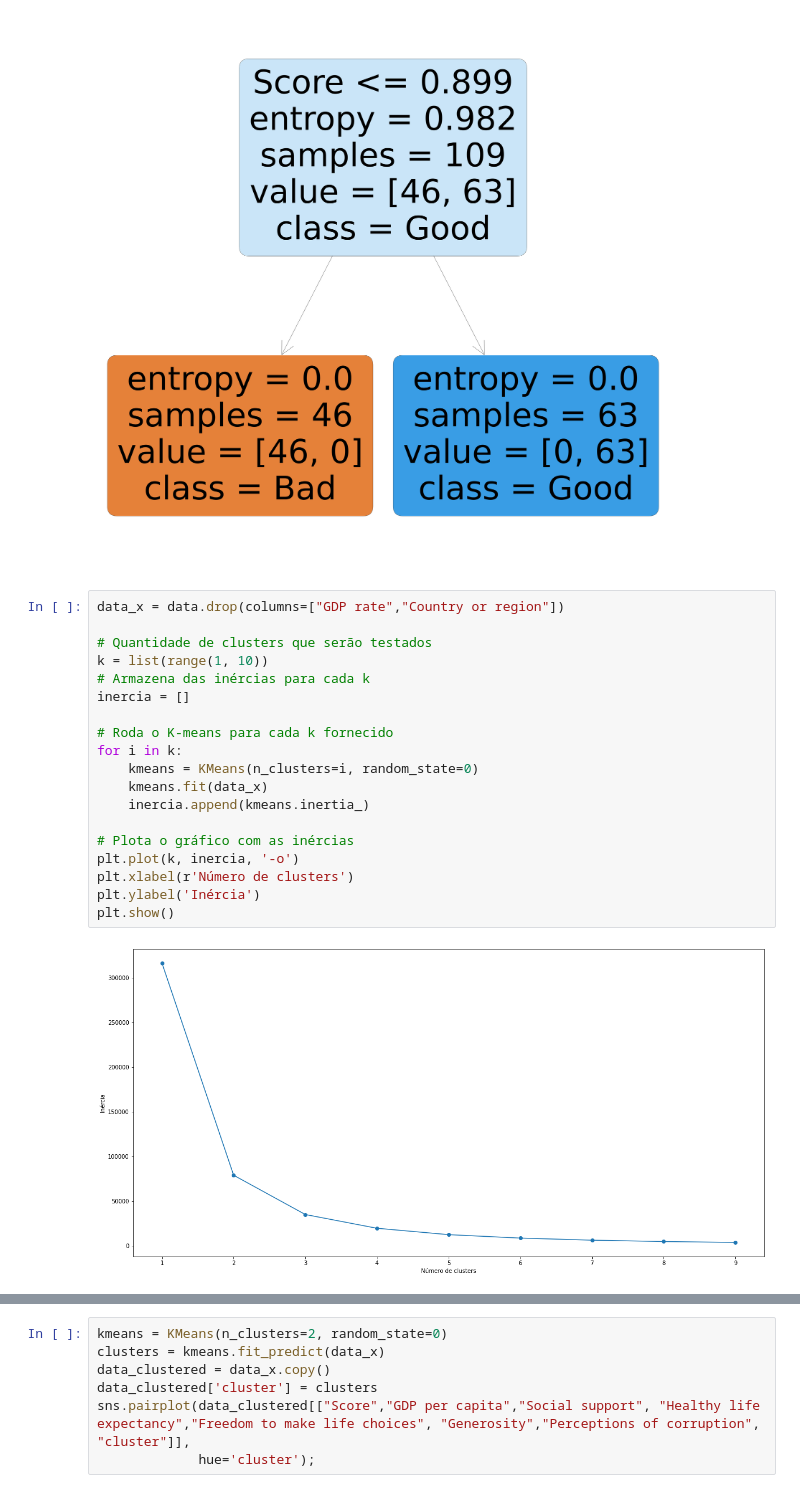
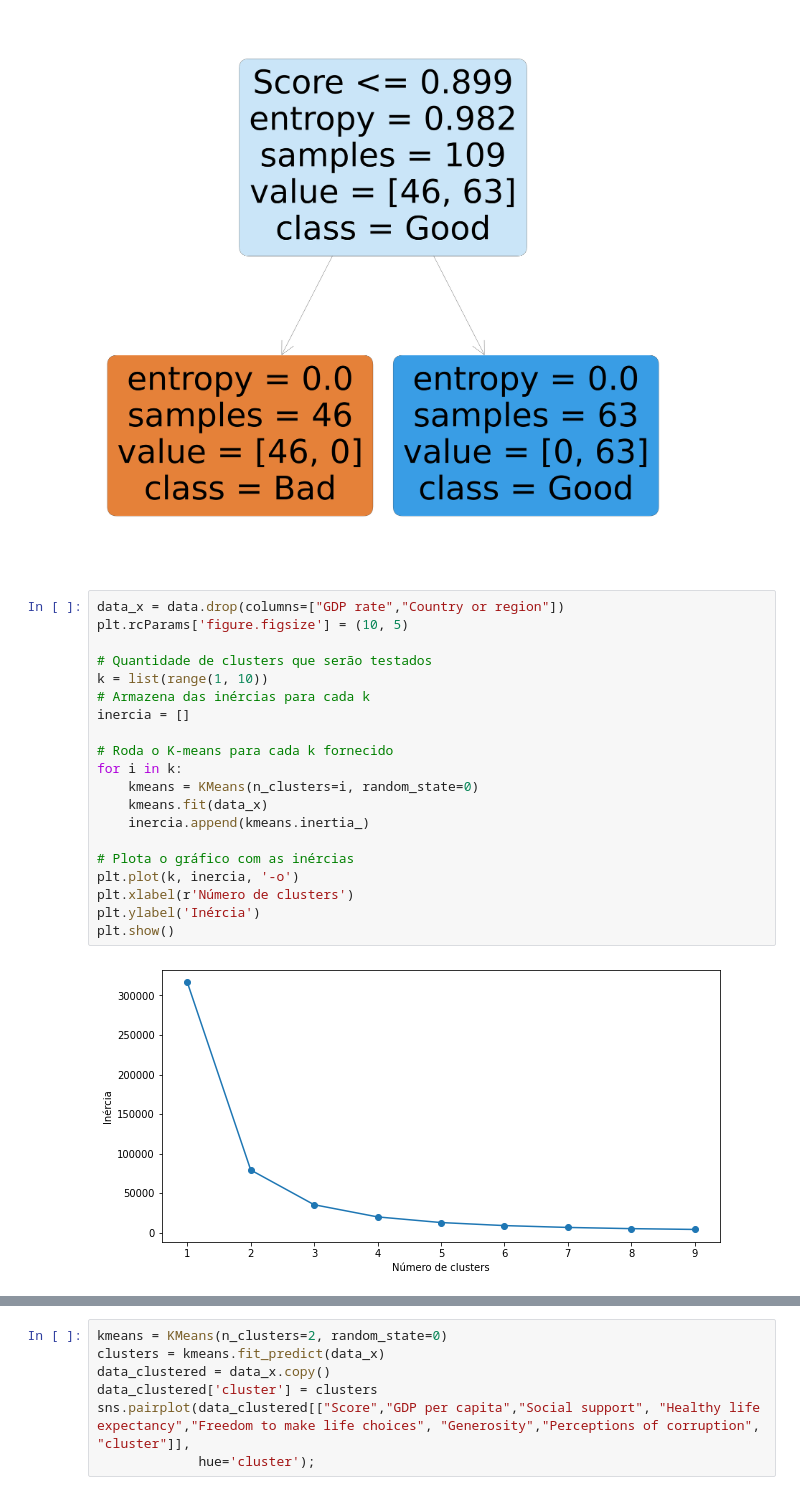
Before and after one commit to azabraao/world-hapiness-report, a Jupyter notebook: notebook.ipynb, the cells around one changed output, grey strips where cells are left out. Drawn from its saved outputs; the diff is of its cells as text.

```diff
--- a/notebook.ipynb
+++ b/notebook.ipynb
@@ -166,25 +166,26 @@ _ = plot_tree(model,
 [figure]
 # %%
 data_x = data.drop(columns=["GDP rate","Country or region"])
+plt.rcParams['figure.figsize'] = (10, 5)
 
 # Quantidade de clusters que serão testados
 k = list(range(1, 10))
 # Armazena das inércias para cada k
 inercia = []
 
 # Roda o K-means para cada k fornecido
 for i in k:
     kmeans = KMeans(n_clusters=i, random_state=0)
     kmeans.fit(data_x)
     inercia.append(kmeans.inertia_)
 
 # Plota o gráfico com as inércias
 plt.plot(k, inercia, '-o')
 plt.xlabel(r'Número de clusters')
 plt.ylabel('Inércia')
 plt.show()
 # %% [output]
-[figure, old version]
+[figure, new version]
 # %%
 data_select = data[["GDP per capita","Social support"]]
 data_select.head()
```
Also changed, not shown: parts of 12 cells of this notebook, 1 other file.
